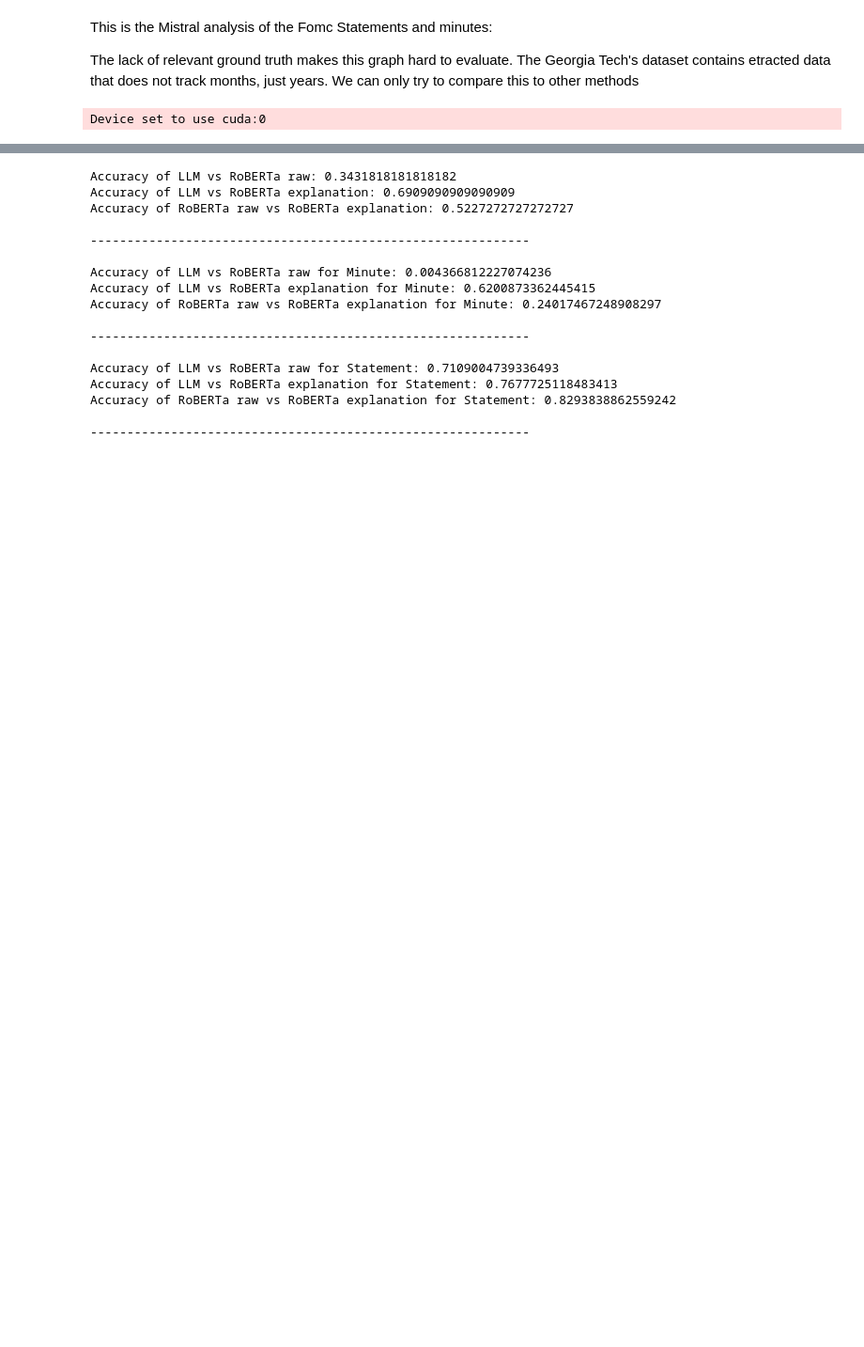
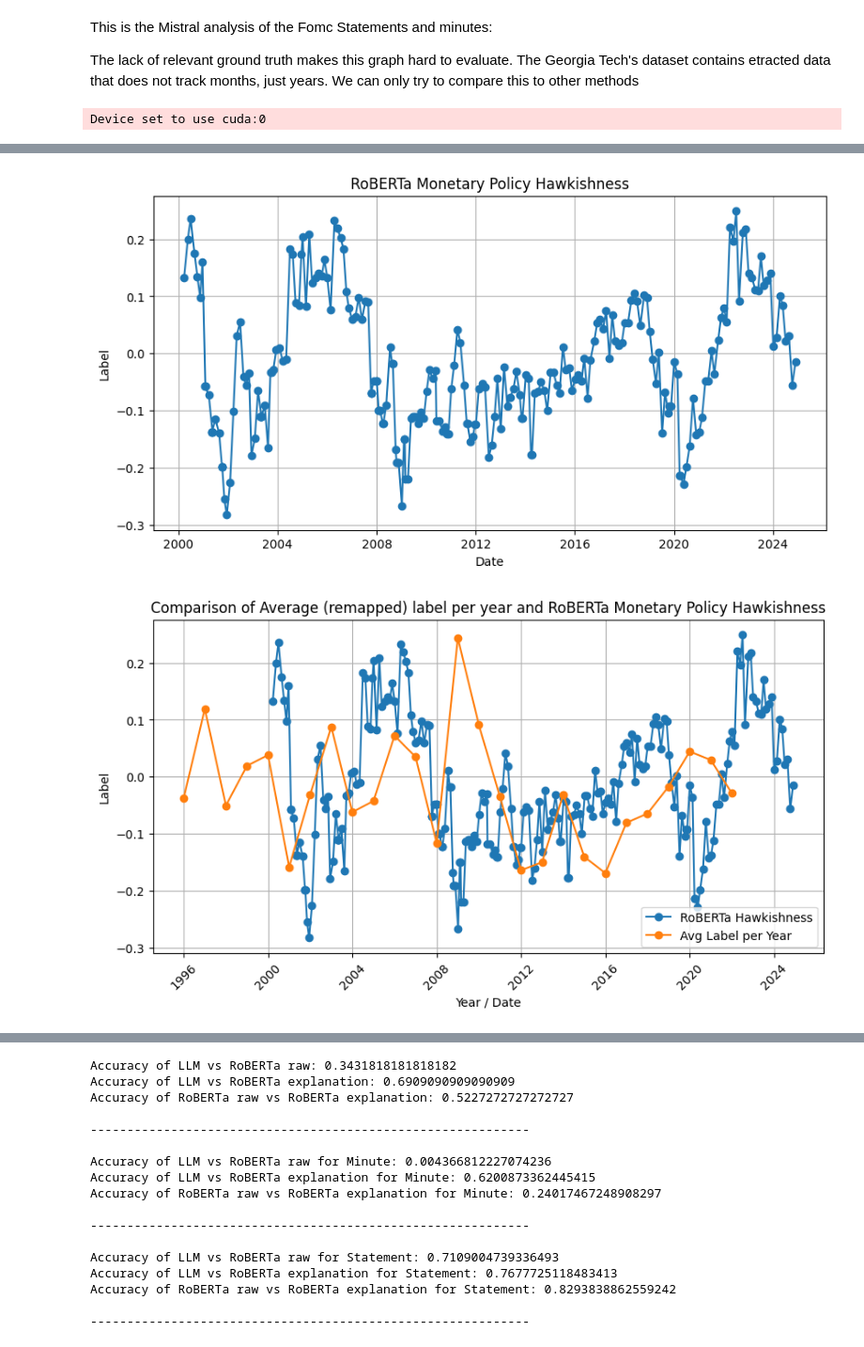
Before and after one commit to MachtaYassine/MLPMT, a Jupyter notebook: main_final.ipynb, the cells around one changed output, grey strips where cells are left out. Shown at 94% size. Saved outputs shown, nothing was run; the diff lists cells and outputs as text; code cells hidden in the pictures; blank space fills up the shorter version.

```diff
--- a/main_final.ipynb
+++ b/main_final.ipynb
@@ -656,0 +687,29 @@ plot_monetary_policy(communications,'RoBERTa_label_raw')
+# %%
+
+georgia_tech_df['label_mapped'] = georgia_tech_df['label'].map({0: -1, 1: 1, 2: 0})
+avg_label_per_year = georgia_tech_df.groupby('year')['label_mapped'].mean()
+avg_label_df = avg_label_per_year.reset_index(name='Avg_Label')
+avg_label_df['Date'] = pd.to_datetime(avg_label_df['year'], format='%Y')
+avg_label_df
+####################
+plt.figure(figsize=(10, 5))
+plt.plot(minutes['Date2'], minutes['RoBERTa_label_raw_broken_down'], marker='o')
+plt.title('RoBERTa Monetary Policy Hawkishness')
+plt.xlabel('Date')
+plt.ylabel('Label')
+plt.grid()
+plt.show()
+####################""
+plt.figure(figsize=(10, 5))
+plt.plot(minutes['Date2'], minutes['RoBERTa_label_raw_broken_down'], marker='o', label='RoBERTa Hawkishness')
+plt.plot(avg_label_df['Date'], avg_label_df['Avg_Label'], marker='o', label='Avg Label per Year')
+plt.title('Comparison of Average (remapped) label per year and RoBERTa Monetary Policy Hawkishness')
+plt.xlabel('Year / Date')
+plt.ylabel('Label')
+plt.xticks(rotation=45)
+plt.grid()
+plt.legend()
+plt.show()
+# %% [output]
+[figure, added]
+[figure, added]
```
Also changed, not shown: parts of 17 cells of this notebook.
